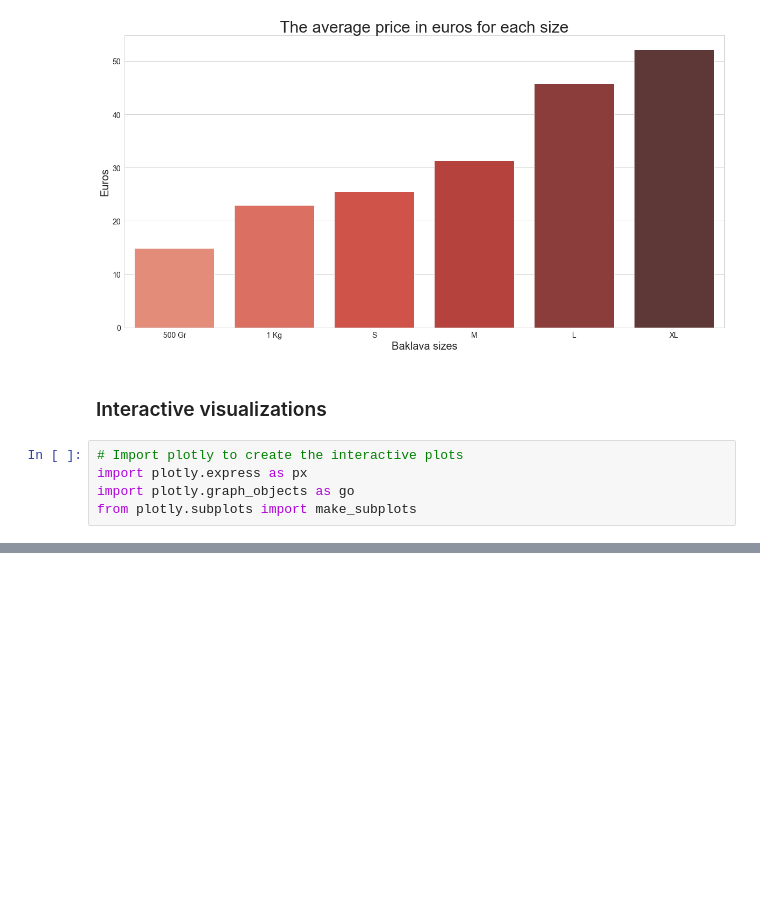
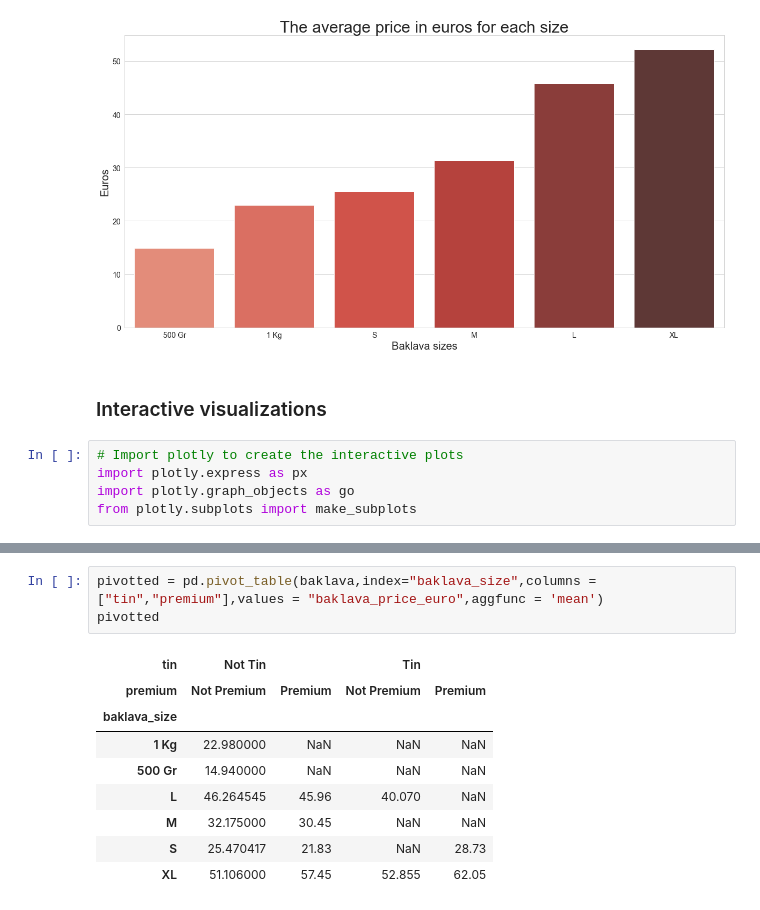
Before and after one commit to Oguzhanrose/webscrapingproject, a Jupyter notebook: data_wrangling.ipynb, the cells around one changed output, grey strips where cells are left out. Drawn from its saved outputs; the diff is of its cells as text; blank space fills up the shorter version.

Commit message:
Added notebook with pivoting

```diff
--- a/data_wrangling.ipynb
+++ b/data_wrangling.ipynb
@@ -353,0 +355,13 @@ df1
+# %%
+pivotted = pd.pivot_table(baklava,index="baklava_size",columns = ["tin","premium"],values = "baklava_price_euro",aggfunc = 'mean')
+pivotted
+# %% [output]
+| tin | Not Tin |  | Tin |  |
+| premium | Not Premium | Premium | Not Premium | Premium |
+| baklava_size |  |  |  |  |
+| 1 Kg | 22.980000 | NaN | NaN | NaN |
+| 500 Gr | 14.940000 | NaN | NaN | NaN |
+| L | 46.264545 | 45.96 | 40.070 | NaN |
+| M | 32.175000 | 30.45 | NaN | NaN |
+| S | 25.470417 | 21.83 | NaN | 28.73 |
+| XL | 51.106000 | 57.45 | 52.855 | 62.05 |
```
Also changed, not shown: parts of 7 cells of this notebook.
